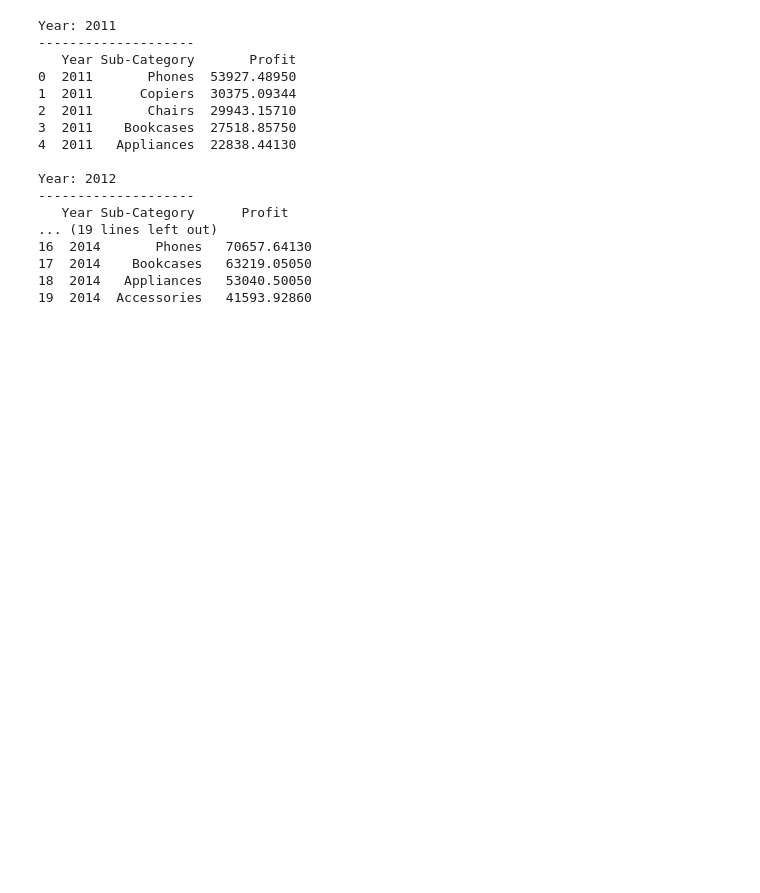
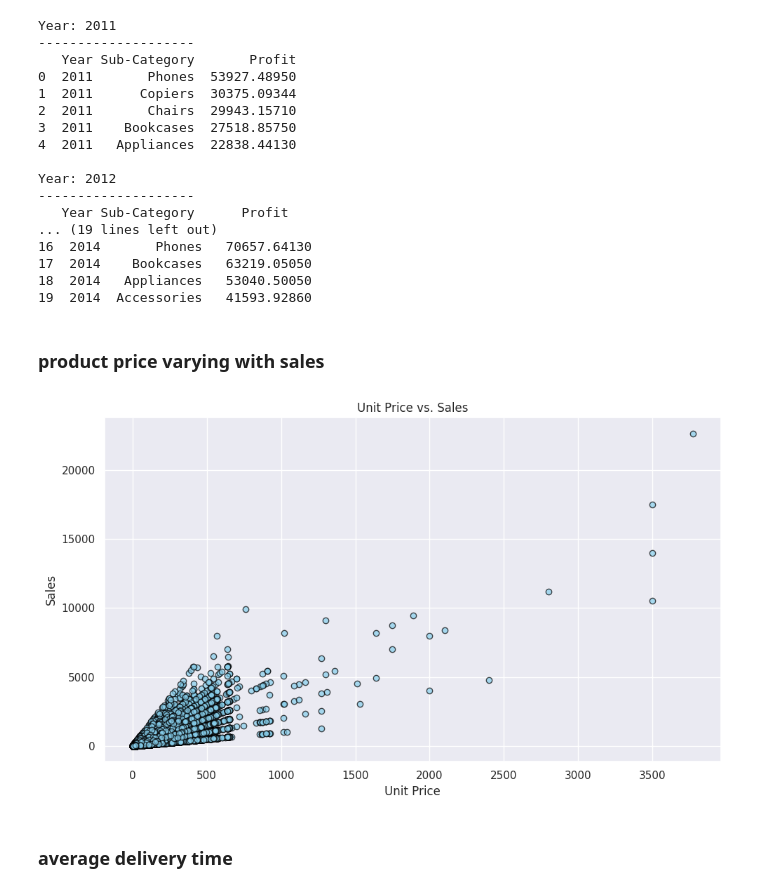
Before and after one commit to jumanewton/KU-Datathon, a Jupyter notebook: datathon.ipynb, the cells around one changed output. Cells and saved outputs as stored; diff of their text form; code cells hidden in the pictures; blank space fills up the shorter version.

```diff
--- a/datathon.ipynb
+++ b/datathon.ipynb
@@ -10,7 +12,7 @@ import numpy as np
 import datetime as dt
 #
 # %%
-df1=pd.read_csv('sample_data/Global Superstore.csv',encoding='Latin1')
+df1=pd.read_csv('Global Superstore.csv',encoding='Latin1')
 # %%
 df1.info()
 # %% [output]
@@ -288,0 +306,22 @@ Year: 2012
+# %% [markdown]
+### product price varying with sales
+# %%
+#3  How is the product price varying with sales - Is there any increase in sales with the decrease in price at any level?
+sale_price = df1['Sub-Category'].value_counts()
+quantity = df1.groupby('Sub-Category')['Quantity'].sum()
+#
+# Calculate unit price
+df1['Unit_Price'] = df1['Sales'] / df1['Quantity']
+
+# Create scatter plot
+plt.figure(figsize=(10, 6))
+sns.set_theme()
+plt.scatter(df1['Unit_Price'], df1['Sales'], color='skyblue', alpha=0.7, marker='o', edgecolor='black')
+plt.title('Unit Price vs. Sales')
+plt.xlabel('Unit Price')
+plt.ylabel('Sales')
+plt.grid(True)
+plt.tight_layout()
+plt.show()
+# %% [output]
+[figure, added]
@@ -288,0 +332,2 @@ Year: 2012
+# %% [markdown]
+### average delivery time
```
Also changed, not shown: parts of 23 cells of this notebook.
